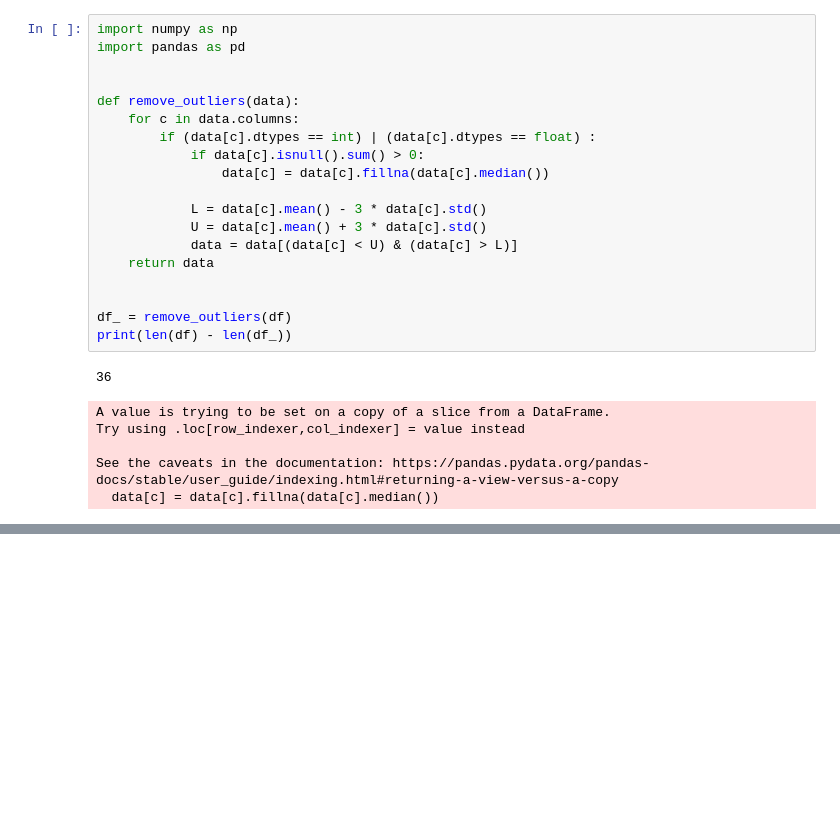
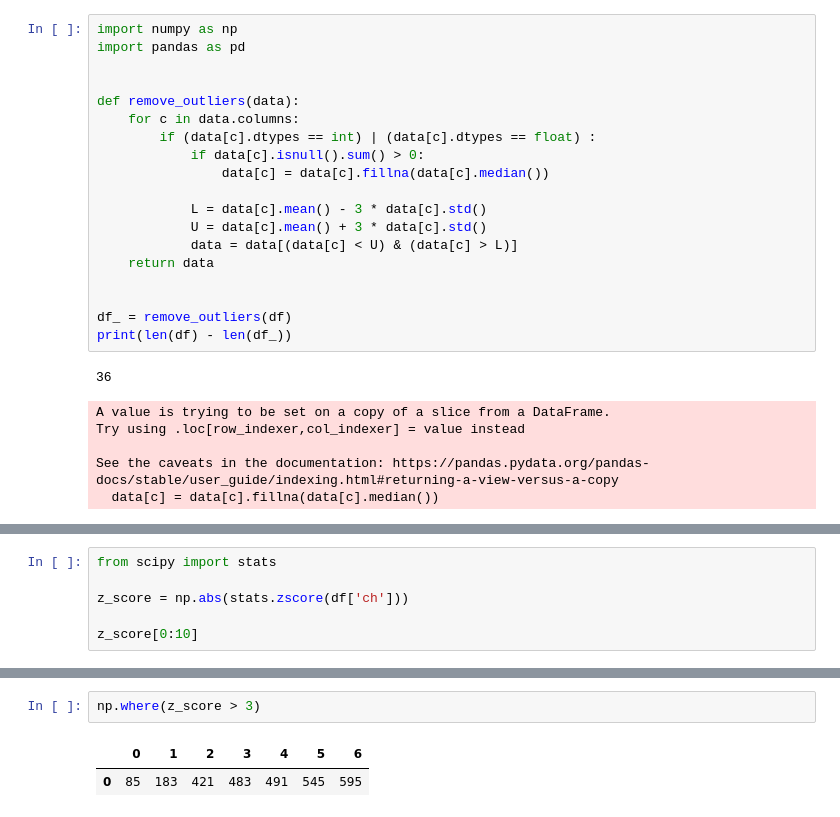
Before and after one commit to majidgolbaz/Heart-Failure-Prediction, a Jupyter notebook: Pre-Processing/preProccessing.ipynb, the cells around one changed output, grey strips where cells are left out. Saved outputs shown, nothing was run; the diff lists cells and outputs as text; blank space fills up the shorter version.

```diff
--- a/Pre-Processing/preProccessing.ipynb
+++ b/Pre-Processing/preProccessing.ipynb
@@ -630,0 +676,6 @@ See the caveats in the documentation: https://pandas.pydata.org/pandas-docs/stab
+# %%
+from scipy import stats
+
+z_score = np.abs(stats.zscore(df['ch']))
+
+z_score[0:10]
@@ -630,0 +694,5 @@ See the caveats in the documentation: https://pandas.pydata.org/pandas-docs/stab
+# %%
+np.where(z_score > 3)
+# %% [output]
+|  | 0 | 1 | 2 | 3 | 4 | 5 | 6 |
+| 0 | 85 | 183 | 421 | 483 | 491 | 545 | 595 |
```
Also changed, not shown: parts of 7 cells of this notebook.
